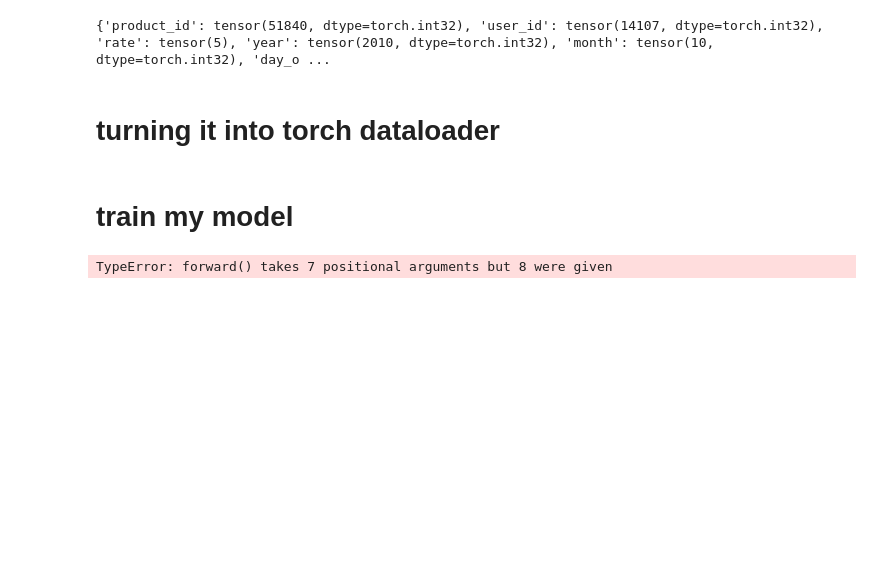
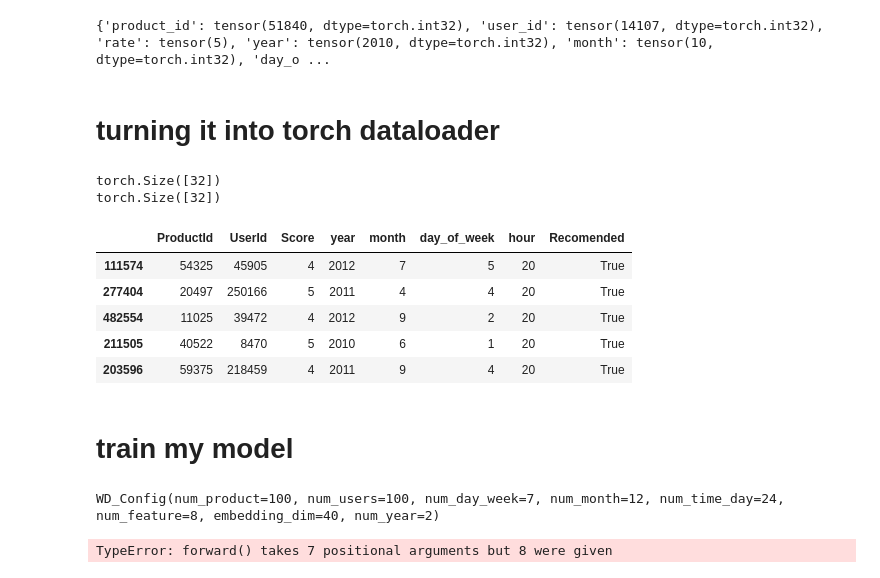
Before and after one commit to nebyu08/tiny_recommendation, a Jupyter notebook: jupyter_notes/good-amazon-ds.ipynb, the cells around one changed output. Cells and saved outputs as stored; diff of their text form; code cells hidden in the pictures; blank space fills up the shorter version.

```diff
--- a/jupyter_notes/good-amazon-ds.ipynb
+++ b/jupyter_notes/good-amazon-ds.ipynb
@@ -219,3 +218,5 @@ Index(['ProductId', 'UserId', 'Score', 'year', 'month', 'day_of_week', 'hour',
+# %%
+clean_data.drop(['Score'],axis=1,inplace=True)
 # %% [markdown]
 # split into train and test
 # %%
@@ -289,8 +286,13 @@ test_dataloader=DataLoader(
 )
 # %%
 # acessing elements of the dataloader
-# for batch in train_dataloader:
-#     print(batch['product_id'])
+for batch in train_dataloader:
+    print(batch['product_id'].shape)
+    print(batch['user_id'].shape)
+    break
+# %% [output]
+torch.Size([32])
+torch.Size([32])
 # %%
 import sys
 sys.path.append('C:/Users/nebiy/Documents/recommendation_system/tiny_recommendation/jupyter_notes/trial.py')
@@ -303,8 +305,21 @@ model=model.to(device)
 # %%
 optim=torch.optim.AdamW(model.parameters(),lr=0.01)  #the deep component
 loss=torch.nn.BCELoss()
+# %%
+train.head()
+# %% [output]
+|  | ProductId | UserId | Score | year | month | day_of_week | hour | Recomended |
+| 111574 | 54325 | 45905 | 4 | 2012 | 7 | 5 | 20 | True |
+| 277404 | 20497 | 250166 | 5 | 2011 | 4 | 4 | 20 | True |
+| 482554 | 11025 | 39472 | 4 | 2012 | 9 | 2 | 20 | True |
+| 211505 | 40522 | 8470 | 5 | 2010 | 6 | 1 | 20 | True |
+| 203596 | 59375 | 218459 | 4 | 2011 | 9 | 4 | 20 | True |
 # %% [markdown]
 # train my model
+# %%
+print(config)
+# %% [output]
+WD_Config(num_product=100, num_users=100, num_day_week=7, num_month=12, num_time_day=24, num_feature=8, embedding_dim=40, num_year=2)
 # %%
 #lets start the training
 n_epoch=1
```
Also changed, not shown: parts of 4 cells of this notebook, 1 other file.
